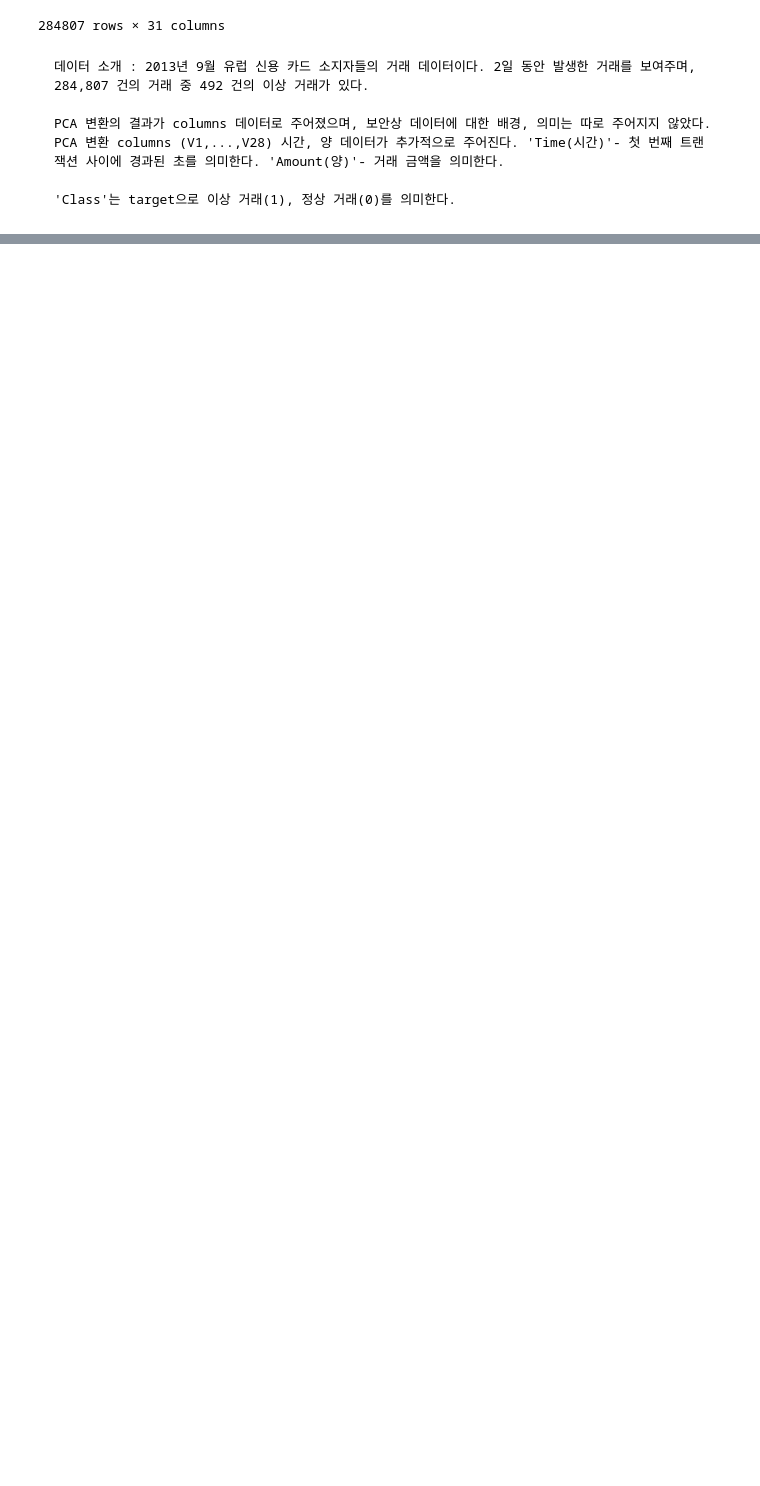
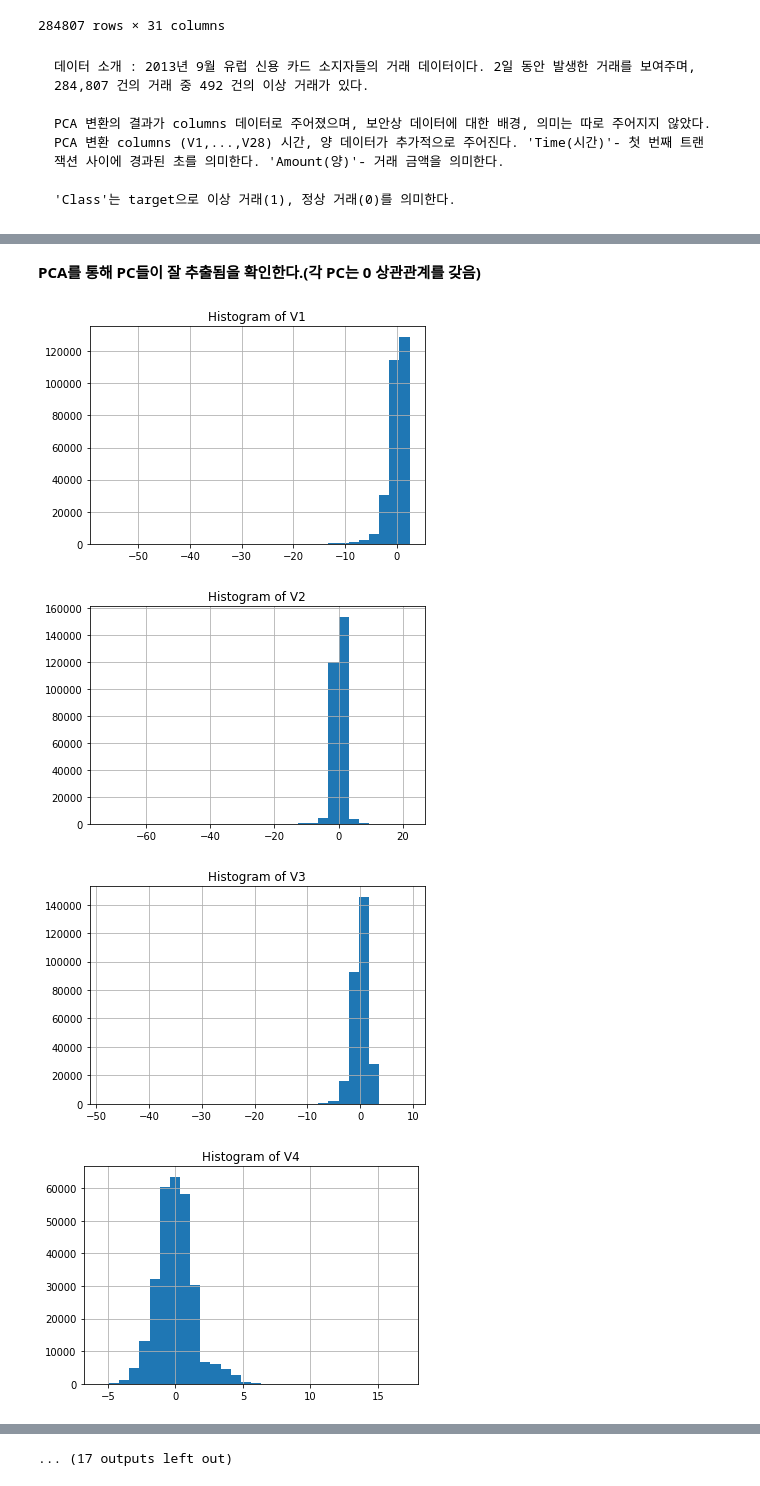
Before and after one commit to Eeun-ju/Credit-Card-Detection, a Jupyter notebook: 신용카드 데이터 EDA.ipynb, the cells around one changed output, grey strips where cells are left out. Cells and saved outputs as stored; diff of their text form; code cells hidden in the pictures; blank space fills up the shorter version.

```diff
--- a/신용카드 데이터 EDA.ipynb
+++ b/신용카드 데이터 EDA.ipynb
@@ -32,0 +47,12 @@ data
+# %% [markdown]
+**PCA를 통해 PC들이 잘 추출됨을 확인한다.(각 PC는 0 상관관계를 갖음)**
+# %%
+for col in data.columns[1:-1]:
+    plt.title(f'Histogram of {col}')
+    data[col].hist(bins=30)
+    plt.show()
+# %% [output]
+[figure, added]
+[figure, added]
+[figure, added]
+[figure, added]
@@ -32,0 +67 @@ data
+... (17 outputs left out)
```
Also changed, not shown: parts of 7 cells of this notebook.
